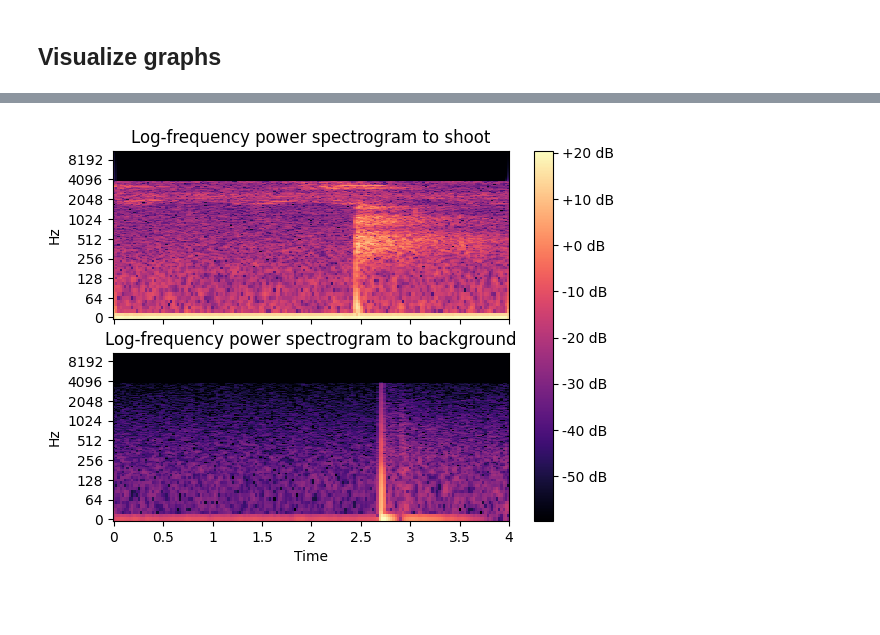
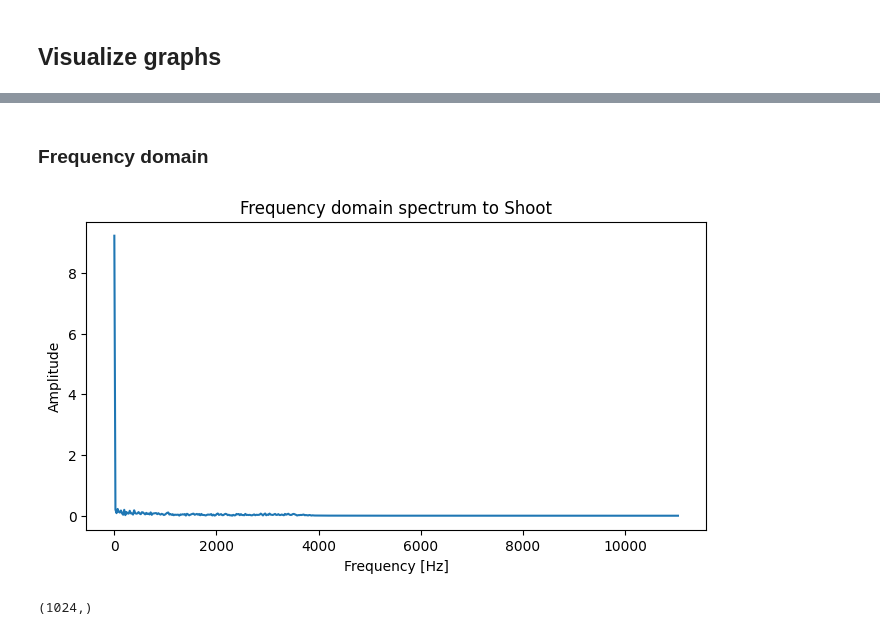
Before and after one commit to GabyDs/FirearmShotDetectionSystem, a Jupyter notebook: FirearmShotDetectionSystem.ipynb, the cells around one changed output, grey strips where cells are left out. Saved outputs shown, nothing was run; the diff lists cells and outputs as text; code cells hidden in the pictures; blank space fills up the shorter version.

```diff
--- a/FirearmShotDetectionSystem.ipynb
+++ b/FirearmShotDetectionSystem.ipynb
@@ -27,5 +27,6 @@ import IPython.display as ipd
 # %% [markdown]
 ## Auxiliaries functions
 # %%
-FRAME_LENGTH = 256
-HOP_LENGTH = FRAME_LENGTH//8
+FRAME_LENGTH = 1024
+HOP_LENGTH = FRAME_LENGTH//2
+N_MELS = 40
@@ -147,0 +33,6 @@ def plot_spectrogram(shoot, back):
+# %%
+def extract_fft(signal):
+  signal_fft = sp.fft.fft(signal, FRAME_LENGTH)
+  signal_mag = np.abs(signal_fft)
+
+  return signal_fft, signal_mag
@@ -147,0 +55,14 @@ def plot_spectrogram(shoot, back):
+# %%
+def plot_fft(signal, sr, audio_type=None):
+  signal_fft, signal_mag = extract_fft(signal)
+
+  frequency = np.linspace(0, sr, len(signal_fft))
+  f_bins = FRAME_LENGTH//2 + 1
+
+  plt.figure(figsize=(8, 4))
+  plt.plot(frequency[:f_bins], signal_mag[:f_bins])
+
+  plt.xlabel('Frequency [Hz]')
+  plt.ylabel('Amplitude')
+  plt.title(f'Frequency domain spectrum to {audio_type}')
+  plt.show()
@@ -225,5 +153,7 @@ plot_fft(shoot_sound, back_sound)
-# %%
-# display spectrogram
-plot_spectrogram(shoot_sound, back_sound)
-# %% [output]
-[figure, removed]
+# %% [markdown]
+### Frequency domain
+# %%
+# SHOOT
+plot_fft(shoot_sound, shoot_sr, audio_type='Shoot')
+# %% [output]
+[figure, added]
@@ -229,0 +162,4 @@ plot_spectrogram(shoot_sound, back_sound)
+# %%
+shoot_fft.shape
+# %% [output]
+(1024,)
```
Also changed, not shown: parts of 31 cells of this notebook.
